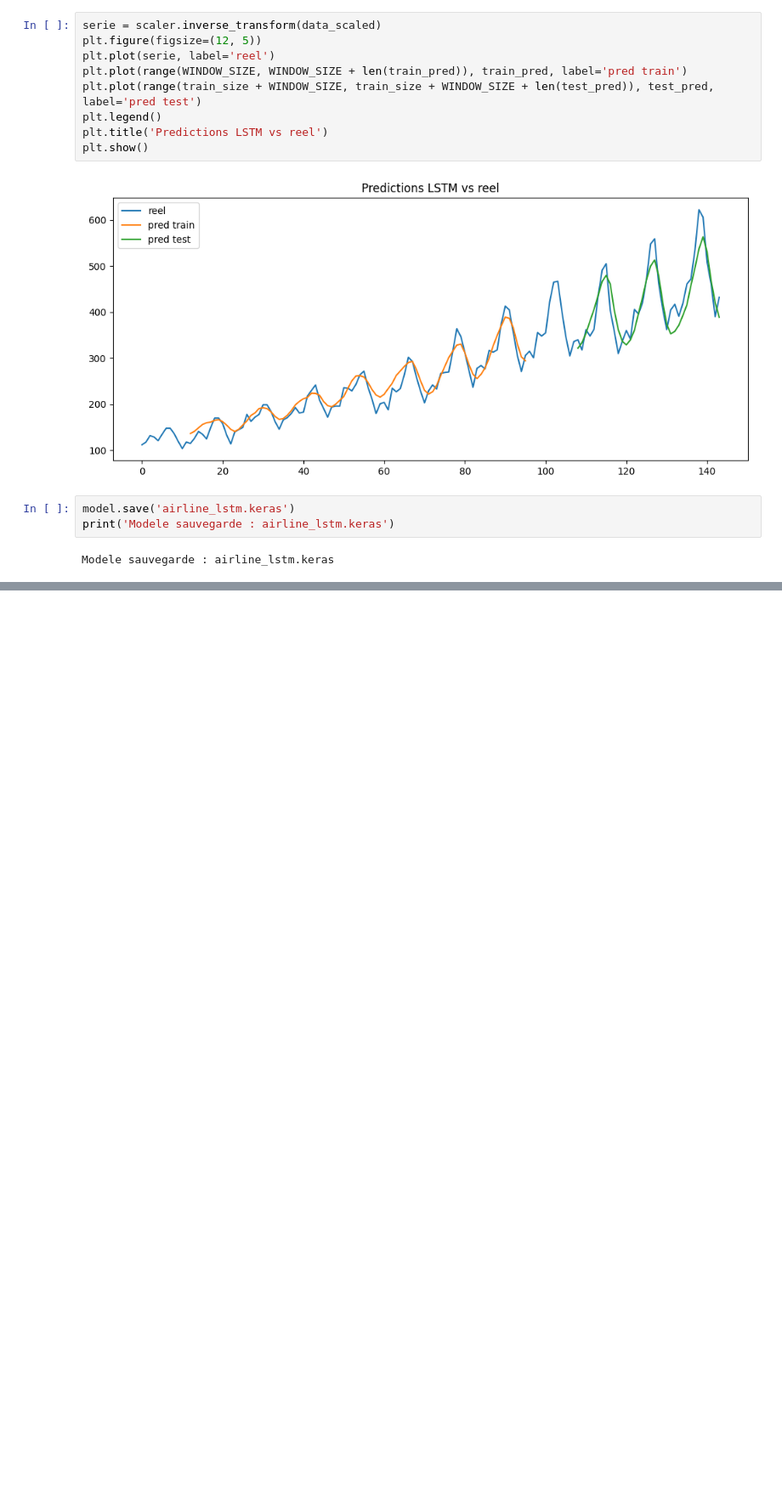
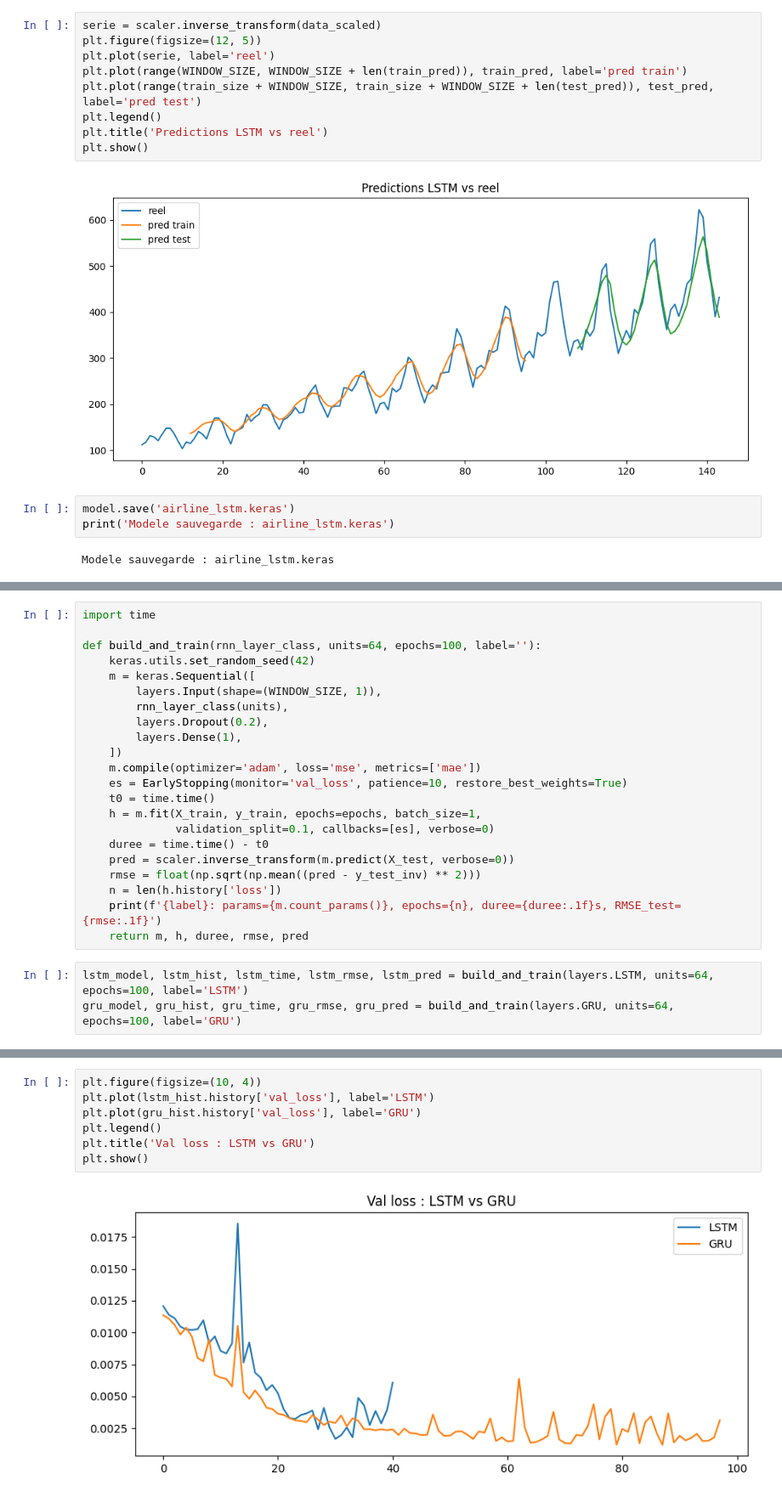
Before and after one commit to TheoKraichette/deeplearning-j4-rnn-lstm-gru-KRAICHETTE-Theo, a Jupyter notebook: airline_passengers.ipynb, the cells around one changed output, grey strips where cells are left out. Shown at 85% size. Cells and saved outputs as stored; diff of their text form; blank space fills up the shorter version.

Commit message:
feat: phase3 gru vs lstm comparison airline passengers

```diff
--- a/airline_passengers.ipynb
+++ b/airline_passengers.ipynb
@@ -141,0 +147,25 @@ Modele sauvegarde : airline_lstm.keras
+# %%
+import time
+
+def build_and_train(rnn_layer_class, units=64, epochs=100, label=''):
+    keras.utils.set_random_seed(42)
+    m = keras.Sequential([
+        layers.Input(shape=(WINDOW_SIZE, 1)),
+        rnn_layer_class(units),
+        layers.Dropout(0.2),
+        layers.Dense(1),
+    ])
+    m.compile(optimizer='adam', loss='mse', metrics=['mae'])
+    es = EarlyStopping(monitor='val_loss', patience=10, restore_best_weights=True)
+    t0 = time.time()
+    h = m.fit(X_train, y_train, epochs=epochs, batch_size=1,
+              validation_split=0.1, callbacks=[es], verbose=0)
+    duree = time.time() - t0
+    pred = scaler.inverse_transform(m.predict(X_test, verbose=0))
+    rmse = float(np.sqrt(np.mean((pred - y_test_inv) ** 2)))
+    n = len(h.history['loss'])
+    print(f'{label}: params={m.count_params()}, epochs={n}, duree={duree:.1f}s, RMSE_test={rmse:.1f}')
+    return m, h, duree, rmse, pred
+# %%
+lstm_model, lstm_hist, lstm_time, lstm_rmse, lstm_pred = build_and_train(layers.LSTM, units=64, epochs=100, label='LSTM')
+gru_model, gru_hist, gru_time, gru_rmse, gru_pred = build_and_train(layers.GRU, units=64, epochs=100, label='GRU')
@@ -141,0 +195,9 @@ Modele sauvegarde : airline_lstm.keras
+# %%
+plt.figure(figsize=(10, 4))
+plt.plot(lstm_hist.history['val_loss'], label='LSTM')
+plt.plot(gru_hist.history['val_loss'], label='GRU')
+plt.legend()
+plt.title('Val loss : LSTM vs GRU')
+plt.show()
+# %% [output]
+[figure, added]
```
Also changed, not shown: parts of 5 cells of this notebook, 2 other files.
